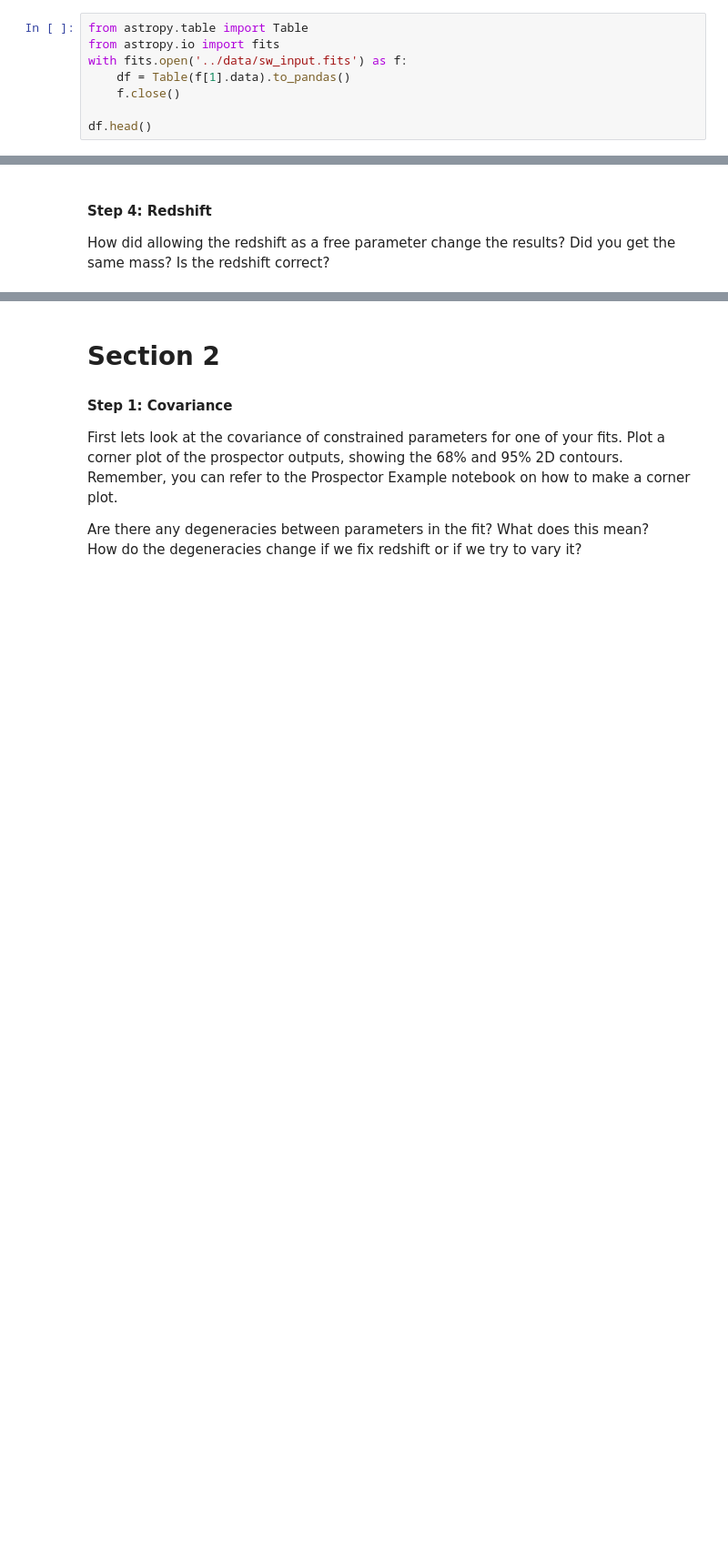
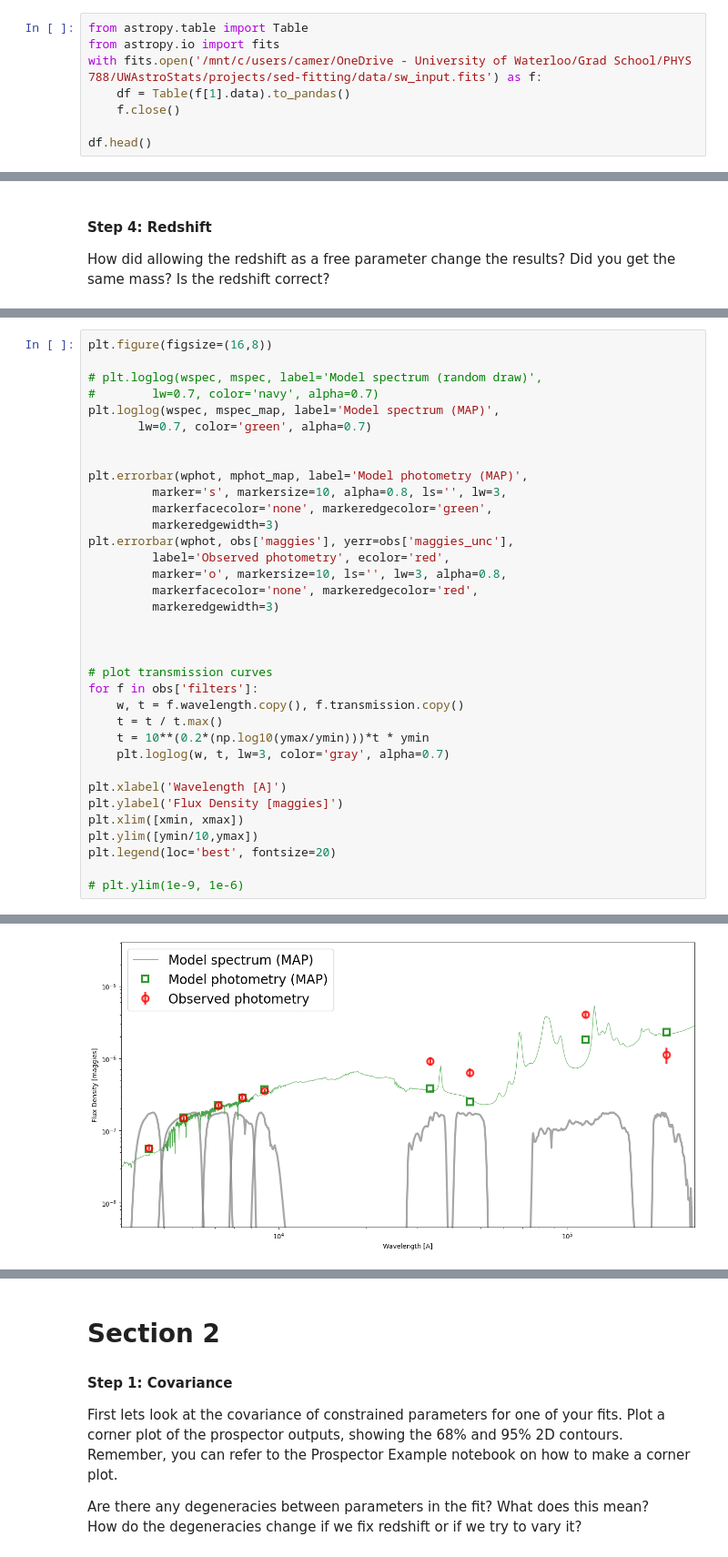
Before and after one commit to astro-nova/UWAstroStats, a Jupyter notebook: projects/sed-fitting/assignments/assignment1.ipynb, the cells around one changed output, grey strips where cells are left out. Shown at 91% size. Cells and saved outputs as stored; diff of their text form; blank space fills up the shorter version.

```diff
--- a/projects/sed-fitting/assignments/assignment1.ipynb
+++ b/projects/sed-fitting/assignments/assignment1.ipynb
@@ -177,7 +179,7 @@ The code below loads in the table containing the photometry of all galaxies as a
 # %%
 from astropy.table import Table
 from astropy.io import fits
-with fits.open('../data/sw_input.fits') as f:
+with fits.open('/mnt/c/users/camer/OneDrive - University of Waterloo/Grad School/PHYS 788/UWAstroStats/projects/sed-fitting/data/sw_input.fits') as f:
     df = Table(f[1].data).to_pandas()
     f.close()
 
@@ -279,0 +525,36 @@ How did allowing the redshift as a free parameter change the results? Did you ge
+# %%
+plt.figure(figsize=(16,8))
+
+# plt.loglog(wspec, mspec, label='Model spectrum (random draw)',
+#        lw=0.7, color='navy', alpha=0.7)
+plt.loglog(wspec, mspec_map, label='Model spectrum (MAP)',
+       lw=0.7, color='green', alpha=0.7)
+
+
+plt.errorbar(wphot, mphot_map, label='Model photometry (MAP)',
+         marker='s', markersize=10, alpha=0.8, ls='', lw=3,
+         markerfacecolor='none', markeredgecolor='green',
+         markeredgewidth=3)
+plt.errorbar(wphot, obs['maggies'], yerr=obs['maggies_unc'],
+         label='Observed photometry', ecolor='red',
+         marker='o', markersize=10, ls='', lw=3, alpha=0.8,
+         markerfacecolor='none', markeredgecolor='red',
+         markeredgewidth=3)
+
+
+
+# plot transmission curves
+for f in obs['filters']:
+    w, t = f.wavelength.copy(), f.transmission.copy()
+    t = t / t.max()
+    t = 10**(0.2*(np.log10(ymax/ymin)))*t * ymin
+    plt.loglog(w, t, lw=3, color='gray', alpha=0.7)
+
+plt.xlabel('Wavelength [A]')
+plt.ylabel('Flux Density [maggies]')
+plt.xlim([xmin, xmax])
+plt.ylim([ymin/10,ymax])
+plt.legend(loc='best', fontsize=20)
+
+# plt.ylim(1e-9, 1e-6)
+# %% [output]
@@ -279,0 +562 @@ How did allowing the redshift as a free parameter change the results? Did you ge
+[figure, added]
```
Also changed, not shown: parts of 36 cells of this notebook, 11 other files.
